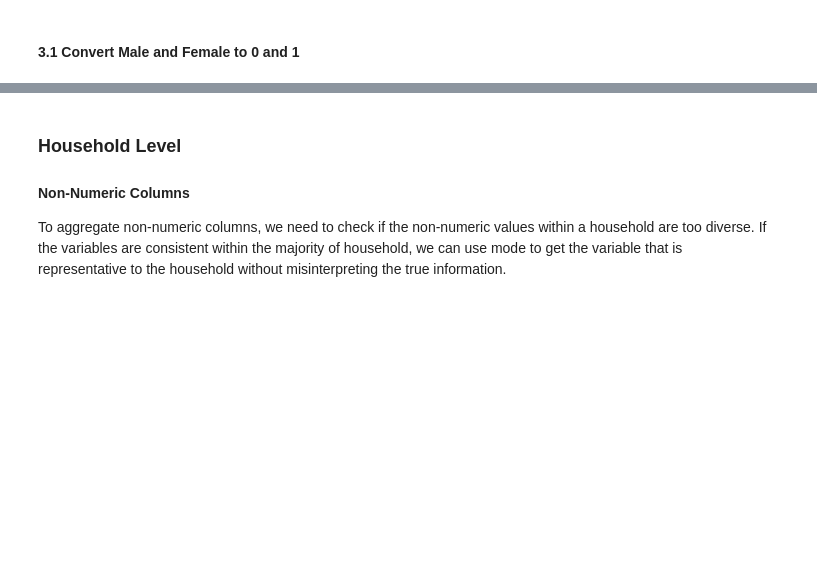
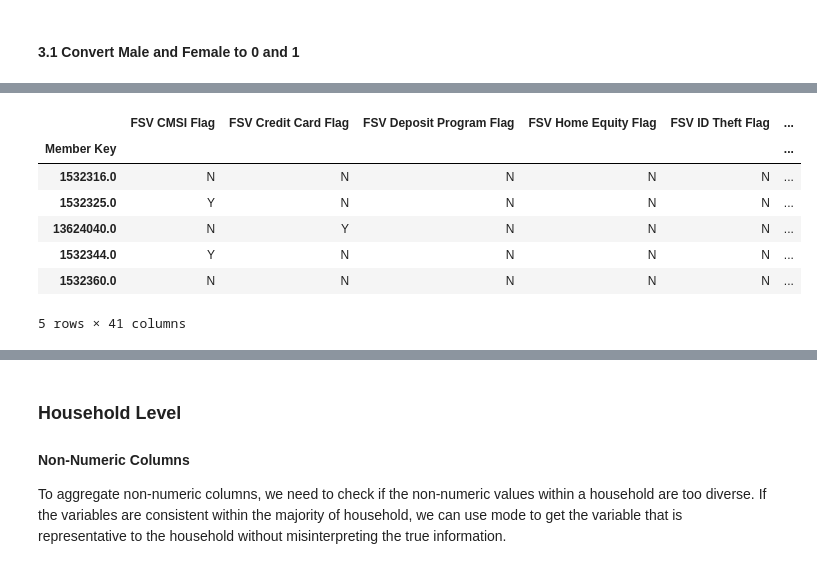
Before and after one commit to on-ai/AAA, a Jupyter notebook: 01 - AAA - Final - data-preprocessing.ipynb, the cells around one changed output, grey strips where cells are left out. Drawn from its saved outputs; the diff is of its cells as text; code cells hidden in the pictures; blank space fills up the shorter version.

```diff
--- a/01 - AAA - Final - data-preprocessing.ipynb
+++ b/01 - AAA - Final - data-preprocessing.ipynb
@@ -208,10 +335,18 @@ df_member[product_list + ['Mail Responder', 'Number of Children',
 # %%
-df_transform = df_member.drop(product_list +
-                              ['Mail Responder', 'Number of Children',
+df_transform = df_member.drop(['Mail Responder', 'Number of Children',
                                'Income', 'Credit Ranges'],
-                              axis = 1
-                             ).join(df_bool).join(df_children).join(df_income).join(df_credit)
+                               axis = 1
+                             ).join(df_occup).join(df_children).join(df_income).join(df_credit)
 df_transform.tail()
+# %% [output]
+|  | FSV CMSI Flag | FSV Credit Card Flag | FSV Deposit Program Flag | FSV Home Equity Flag | FSV ID Theft Flag | ... |
+| Member Key |  |  |  |  |  | ... |
+| 1532316.0 | N | N | N | N | N | ... |
+| 1532325.0 | Y | N | N | N | N | ... |
+| 13624040.0 | N | Y | N | N | N | ... |
+| 1532344.0 | Y | N | N | N | N | ... |
+| 1532360.0 | N | N | N | N | N | ... |
+5 rows × 41 columns
 # %%
 df_transform = df_transform.assign(PrimaryMember =
                                        [1 if x == 'Primary' else 0
```
Also changed, not shown: parts of 35 cells of this notebook, 2 other files.
